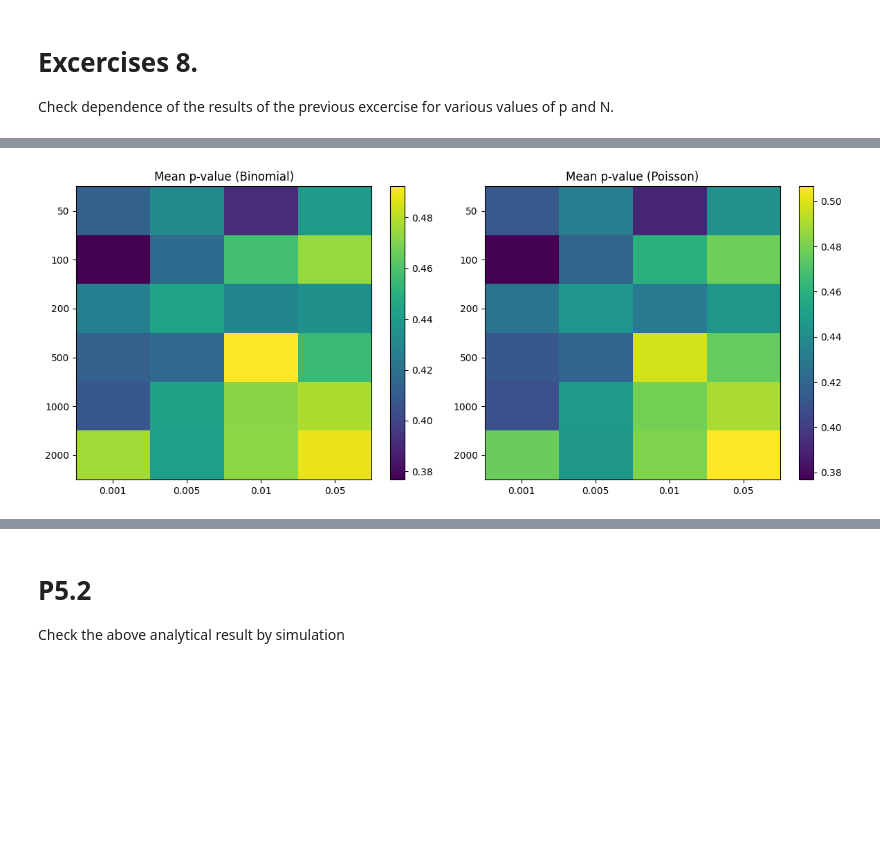
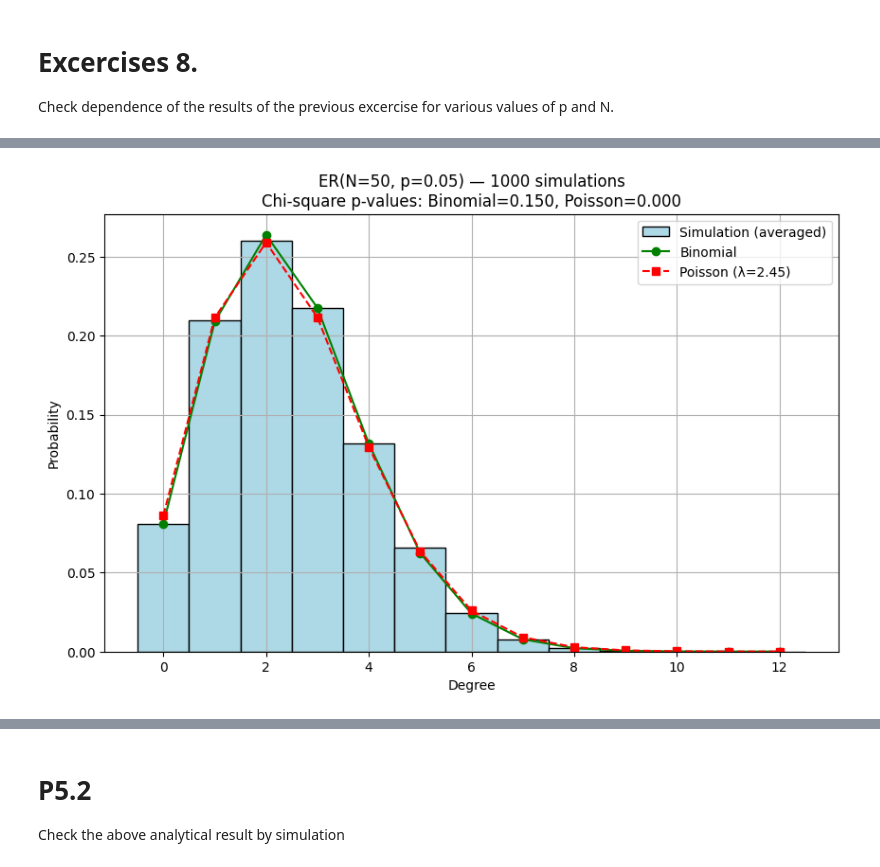
Before and after one commit to OganKuba/Social-Recomndation-Systems-Tasks, a Jupyter notebook: P5/P5.ipynb, the cells around one changed output, grey strips where cells are left out. Drawn from its saved outputs; the diff is of its cells as text; code cells hidden in the pictures; blank space fills up the shorter version.

```diff
--- a/P5/P5.ipynb
+++ b/P5/P5.ipynb
@@ -217,85 +229,12 @@ either hypothesis. The simulation agrees with the theoretical ER predictions.
 Check dependence of the results of the previous excercise for
 various values of p and N.
 # %%
-import numpy as np
-import matplotlib.pyplot as plt
-from scipy.stats import binom, poisson, chisquare
+N_list = [50, 100, 200]
+p_list = [0.05, 0.1, 0.3]
+num_graphs = 1000
 
-def safe_chisquare(counts_full, exp_full, thresh=1.0):
-    mask = exp_full > thresh
-    obs = counts_full[mask]
-    exp = exp_full[mask]
-    if obs.size < 2:
-        return np.nan
-    scale = obs.sum() / exp.sum()
-    exp = exp * scale
-    return chisquare(obs, f_exp=exp).pvalue
-
-def fit_degree_distribution_once(N, p):
-    A = er_graph_adj_matrix(N, p)
-    degrees = np.array([sum(row) for row in A])
-    k = np.arange(0, N)
-
-    counts_full = np.zeros_like(k, dtype=int)
-    values, counts = np.unique(degrees, return_counts=True)
-    counts_full[values] = counts
-
-    n = len(degrees)
-
-    prob_binom = binom.pmf(k, N - 1, p)
-    exp_binom = prob_binom * n
-
-    lam = (N - 1) * p
-    prob_poisson = poisson.pmf(k, lam)
-    prob_poisson_trunc = prob_poisson / prob_poisson.sum()
-    exp_poisson = prob_poisson_trunc * n
-
-    p_binom = safe_chisquare(counts_full, exp_binom, thresh=1.0)
-    p_pois = safe_chisquare(counts_full, exp_poisson, thresh=1.0)
-
-    return p_binom, p_pois
-
-def explore_N_p_dependence():
-    N_list = [50, 100, 200, 500, 1000, 2000]
-    p_list = [0.001, 0.005, 0.01, 0.05]
-    n_trials = 300
-    binom_matrix = np.zeros((len(N_list), len(p_list)))
-    pois_matrix = np.zeros((len(N_list), len(p_list)))
-
-    for i, N in enumerate(N_list):
-        for j, p in enumerate(p_list):
-            binom_pvals = []
-            pois_pvals = []
-            for _ in range(n_trials):
-                pb, pp = fit_degree_distribution_once(N, p)
-                binom_pvals.append(pb)
-                pois_pvals.append(pp)
-            binom_matrix[i, j] = np.mean(binom_pvals)
-            pois_matrix[i, j] = np.mean(pois_pvals)
-            print(f"N={N:4d}, p={p:5.3f} -> Binom p≈{binom_matrix[i,j]:.3f}, Poisson p≈{pois_matrix[i,j]:.3f}")
-
-    fig, axes = plt.subplots(1, 2, figsize=(12, 5))
-
-    im1 = axes[0].imshow(binom_matrix, cmap="viridis", aspect="auto")
-    axes[0].set_xticks(range(len(p_list)))
-    axes[0].set_xticklabels(p_list)
-    axes[0].set_yticks(range(len(N_list)))
-    axes[0].set_yticklabels(N_list)
-    axes[0].set_title("Mean p-value (Binomial)")
-    fig.colorbar(im1, ax=axes[0])
-
-    im2 = axes[1].imshow(pois_matrix, cmap="viridis", aspect="auto")
-    axes[1].set_xticks(range(len(p_list)))
-    axes[1].set_xticklabels(p_list)
-    axes[1].set_yticks(range(len(N_list)))
-    axes[1].set_yticklabels(N_list)
-    axes[1].set_title("Mean p-value (Poisson)")
-    fig.colorbar(im2, ax=axes[1])
-
-    plt.tight_layout()
-    plt.show()
-
-    return binom_matrix, pois_matrix
-
-results = explore_N_p_dependence()
+for N in N_list:
+    for p in p_list:
+        print(f"\n=== N = {N}, p = {p} ===")
+        plot_degree_distribution_with_tests(N, p, num_graphs)
 # %% [output]
@@ -319 +242 @@ N=2000, p=0.050 -> Binom p≈0.489, Poisson p≈0.507
-[figure, old version]
+[figure, new version]
```
Also changed, not shown: parts of 7 cells of this notebook, 5 other files.
